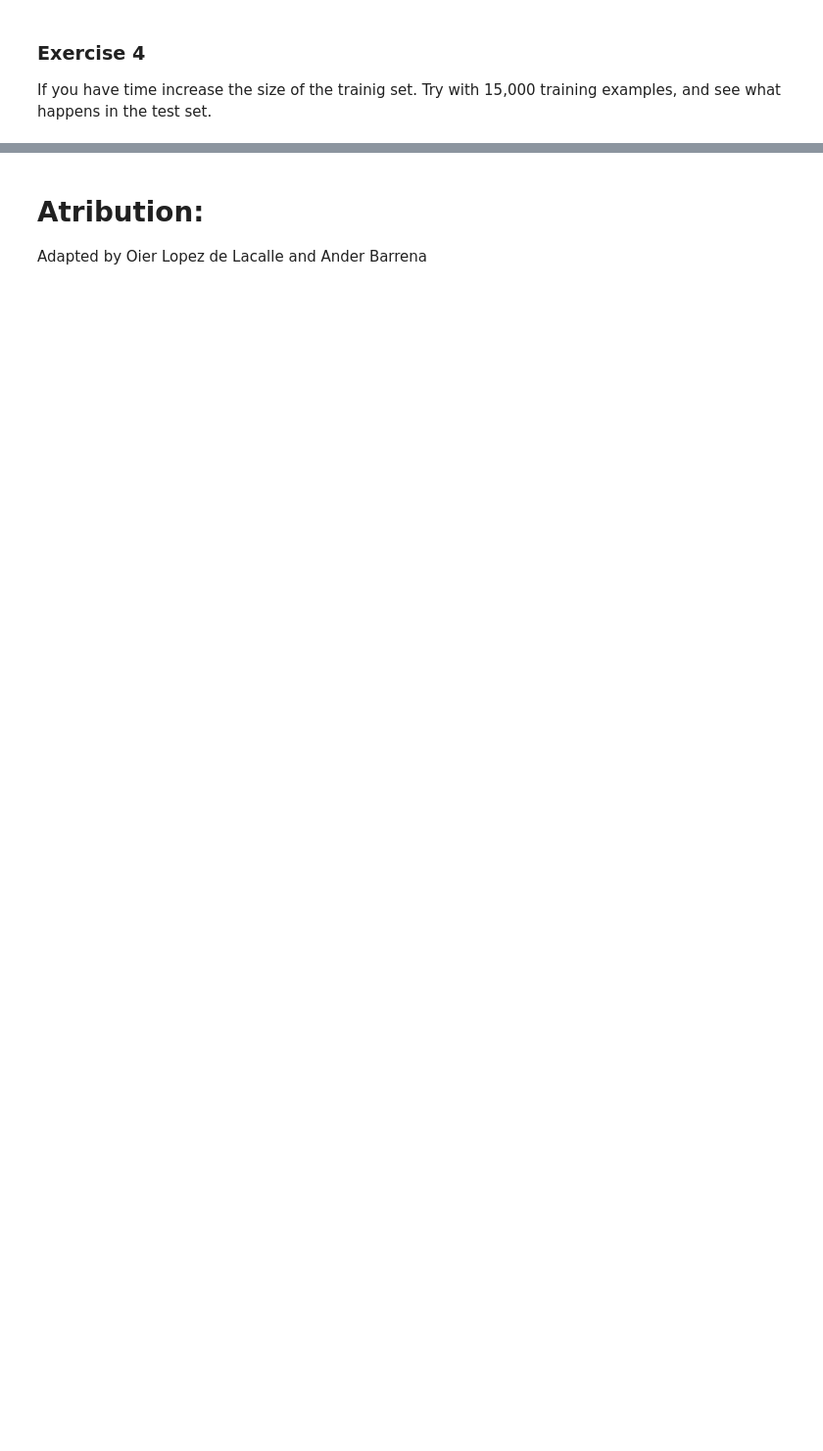
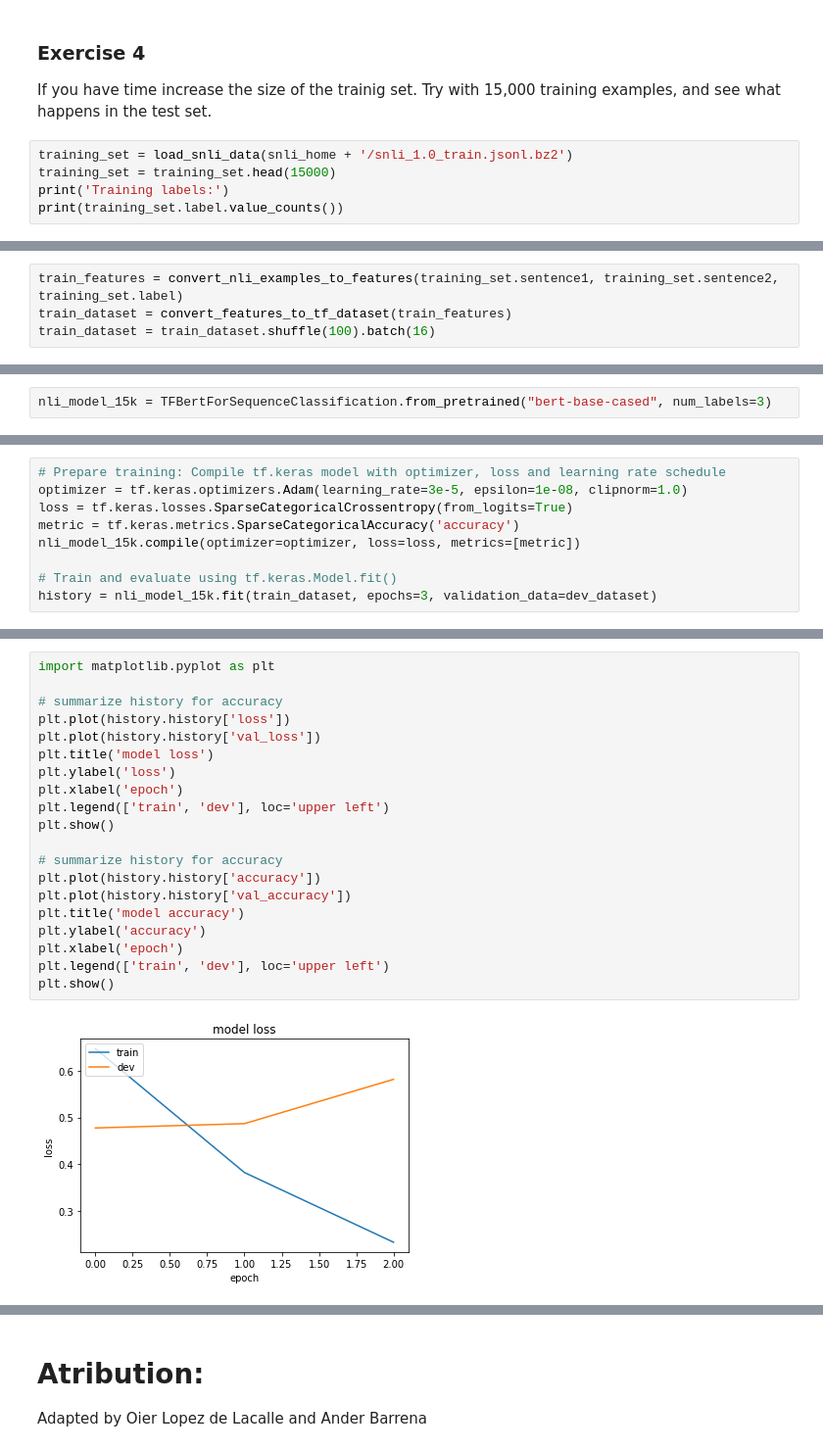
Before and after one commit to juletx/deep-learning-nlp, a Jupyter notebook: labs/6. Transformers_with_TF.ipynb, the cells around one changed output, grey strips where cells are left out. Shown at 98% size. Cells and saved outputs as stored; diff of their text form; blank space fills up the shorter version.

Commit message:
complete lab6 and pipeline examples

```diff
--- a/labs/6. Transformers_with_TF.ipynb
+++ b/labs/6. Transformers_with_TF.ipynb
@@ -429,3 +652,8 @@ nli_model.evaluate(test_dataset)
 # %% [markdown]
 ### Exercise 4
 If you have time increase the size of the trainig set. Try with 15,000 training examples, and see what happens in the test set.
+# %%
+training_set = load_snli_data(snli_home + '/snli_1.0_train.jsonl.bz2')
+training_set = training_set.head(15000)
+print('Training labels:')
+print(training_set.label.value_counts())
@@ -431,0 +666,4 @@ If you have time increase the size of the trainig set. Try with 15,000 training
+# %%
+train_features = convert_nli_examples_to_features(training_set.sentence1, training_set.sentence2, training_set.label)
+train_dataset = convert_features_to_tf_dataset(train_features)
+train_dataset = train_dataset.shuffle(100).batch(16)
@@ -431,0 +691,2 @@ If you have time increase the size of the trainig set. Try with 15,000 training
+# %%
+nli_model_15k = TFBertForSequenceClassification.from_pretrained("bert-base-cased", num_labels=3)
@@ -431,0 +698,9 @@ If you have time increase the size of the trainig set. Try with 15,000 training
+# %%
+# Prepare training: Compile tf.keras model with optimizer, loss and learning rate schedule
+optimizer = tf.keras.optimizers.Adam(learning_rate=3e-5, epsilon=1e-08, clipnorm=1.0)
+loss = tf.keras.losses.SparseCategoricalCrossentropy(from_logits=True)
+metric = tf.keras.metrics.SparseCategoricalAccuracy('accuracy')
+nli_model_15k.compile(optimizer=optimizer, loss=loss, metrics=[metric])
+
+# Train and evaluate using tf.keras.Model.fit()
+history = nli_model_15k.fit(train_dataset, epochs=3, validation_data=dev_dataset)
@@ -431,0 +757,22 @@ If you have time increase the size of the trainig set. Try with 15,000 training
+# %%
+import matplotlib.pyplot as plt
+
+# summarize history for accuracy
+plt.plot(history.history['loss'])
+plt.plot(history.history['val_loss'])
+plt.title('model loss')
+plt.ylabel('loss')
+plt.xlabel('epoch')
+plt.legend(['train', 'dev'], loc='upper left')
+plt.show()
+
+# summarize history for accuracy
+plt.plot(history.history['accuracy'])
+plt.plot(history.history['val_accuracy'])
+plt.title('model accuracy')
+plt.ylabel('accuracy')
+plt.xlabel('epoch')
+plt.legend(['train', 'dev'], loc='upper left')
+plt.show()
+# %% [output]
+[figure, added]
```
Also changed, not shown: parts of 36 cells of this notebook, 1 other file.
